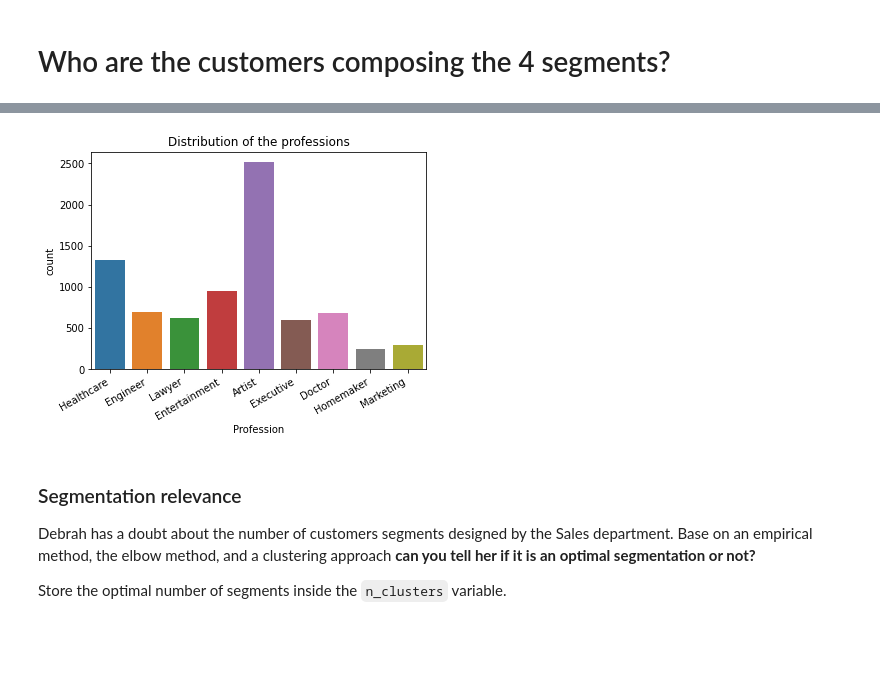
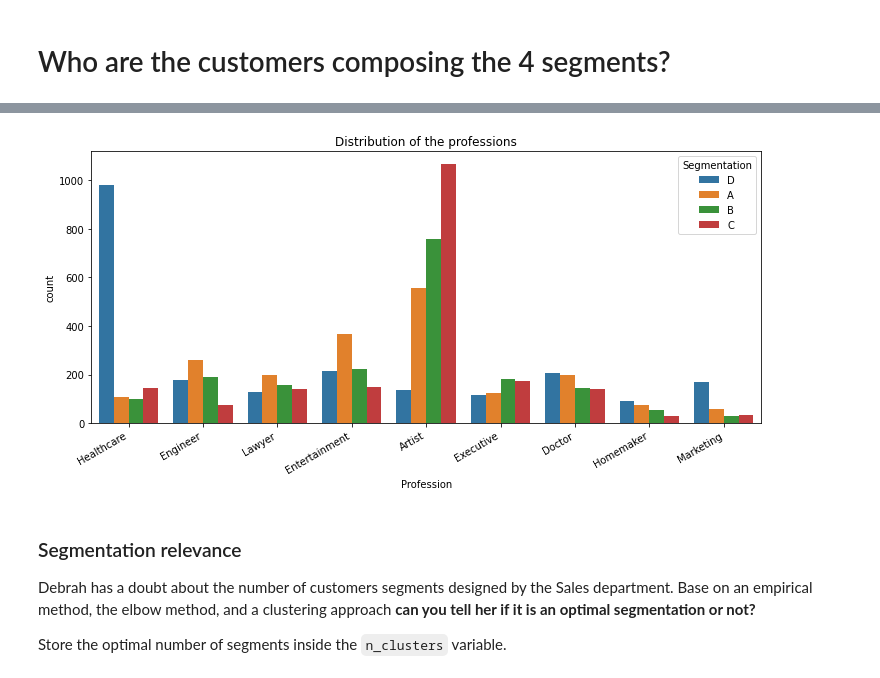
Before and after one commit to nhuberde/data-certification-exam, a Jupyter notebook: decision_science/customers_segmentation_exam.ipynb, the cells around one changed output, grey strips where cells are left out. Saved outputs shown, nothing was run; the diff lists cells and outputs as text; code cells hidden in the pictures; blank space fills up the shorter version.

```diff
--- a/decision_science/customers_segmentation_exam.ipynb
+++ b/decision_science/customers_segmentation_exam.ipynb
@@ -150,9 +150,10 @@ sns.histplot(ax=axes[1,1], x="Spending_Score", data=customers);
 # %%
-sns.countplot(x="Profession", data=customers)
+plt.figure(figsize=(12,5))
+sns.countplot(x="Profession", hue="Segmentation", data=customers)
 plt.title('Distribution of the professions')
 plt.xticks(rotation=30, ha='right');
 # %% [output]
-[figure, old version]
+[figure, new version]
 # %% [markdown]
 ### Segmentation relevance
 
```
Also changed, not shown: parts of 30 cells of this notebook, 3 other files.
